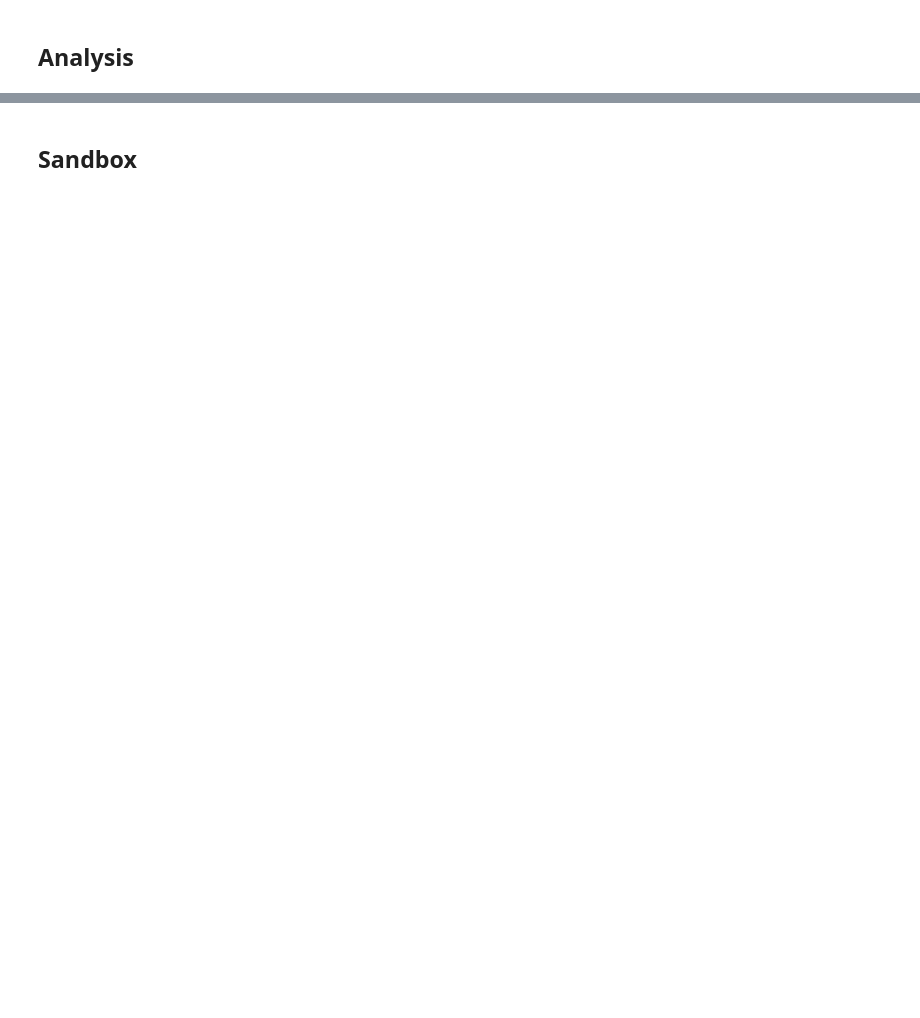
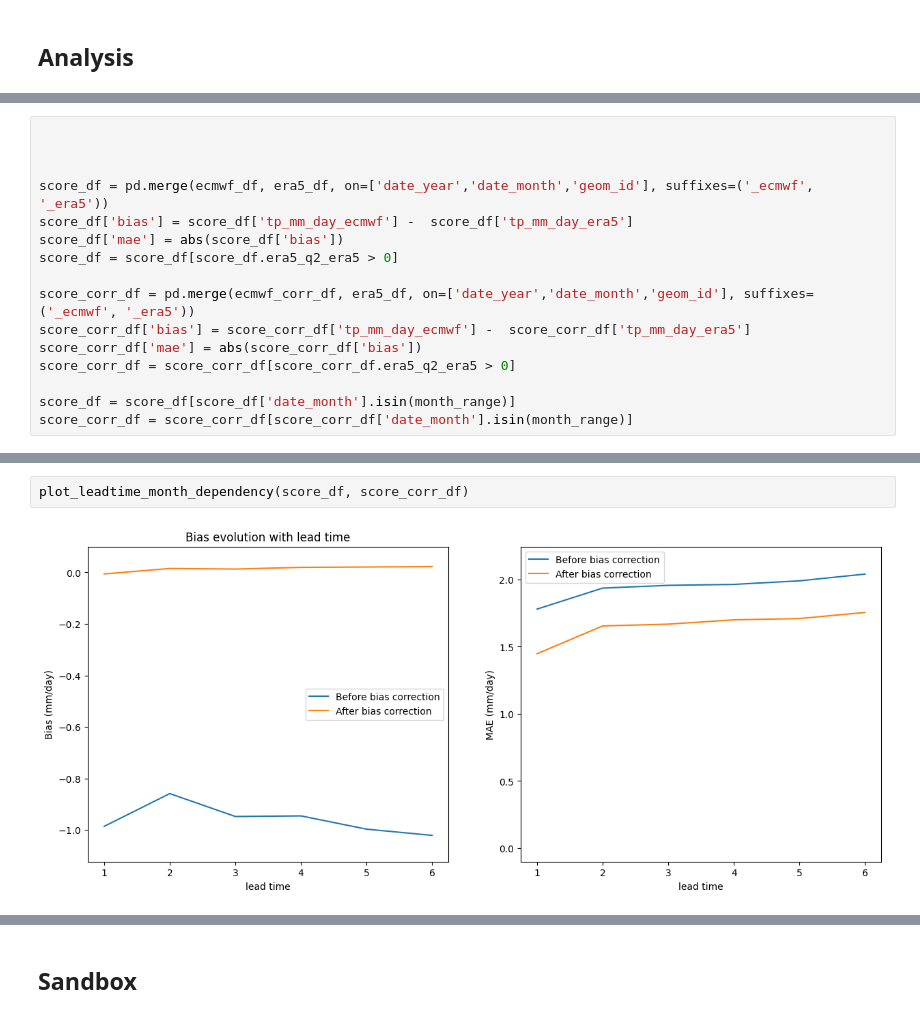
Before and after one commit to OCHA-DAP/ds-mapaction-ecmwf, a Jupyter notebook: notebooks/ecmwf_exploration_sandbox.ipynb, the cells around one changed output, grey strips where cells are left out. Drawn from its saved outputs; the diff is of its cells as text; blank space fills up the shorter version.

```diff
--- a/notebooks/ecmwf_exploration_sandbox.ipynb
+++ b/notebooks/ecmwf_exploration_sandbox.ipynb
@@ -176,3 +307,19 @@ merge_df[merge_df.lead_time_ecmwf == 1].groupby(['latitude','longitude'])[['bias
+# %%
+
+
+
+score_df = pd.merge(ecmwf_df, era5_df, on=['date_year','date_month','geom_id'], suffixes=('_ecmwf', '_era5'))
+score_df['bias'] = score_df['tp_mm_day_ecmwf'] -  score_df['tp_mm_day_era5']
+score_df['mae'] = abs(score_df['bias'])
+score_df = score_df[score_df.era5_q2_era5 > 0]
+
+score_corr_df = pd.merge(ecmwf_corr_df, era5_df, on=['date_year','date_month','geom_id'], suffixes=('_ecmwf', '_era5'))
+score_corr_df['bias'] = score_corr_df['tp_mm_day_ecmwf'] -  score_corr_df['tp_mm_day_era5']
+score_corr_df['mae'] = abs(score_corr_df['bias'])
+score_corr_df = score_corr_df[score_corr_df.era5_q2_era5 > 0]
+
+score_df = score_df[score_df['date_month'].isin(month_range)]
+score_corr_df = score_corr_df[score_corr_df['date_month'].isin(month_range)]
 # %%
 plot_climatology(era5_df, ecmwf_df)
 # %% [output]
@@ -183,0 +331,4 @@ plot_leadtime_month_dependency(merge_df)
+# %%
+plot_leadtime_month_dependency(score_df, score_corr_df)
+# %% [output]
+[figure, added]
```
Also changed, not shown: parts of 43 cells of this notebook.
